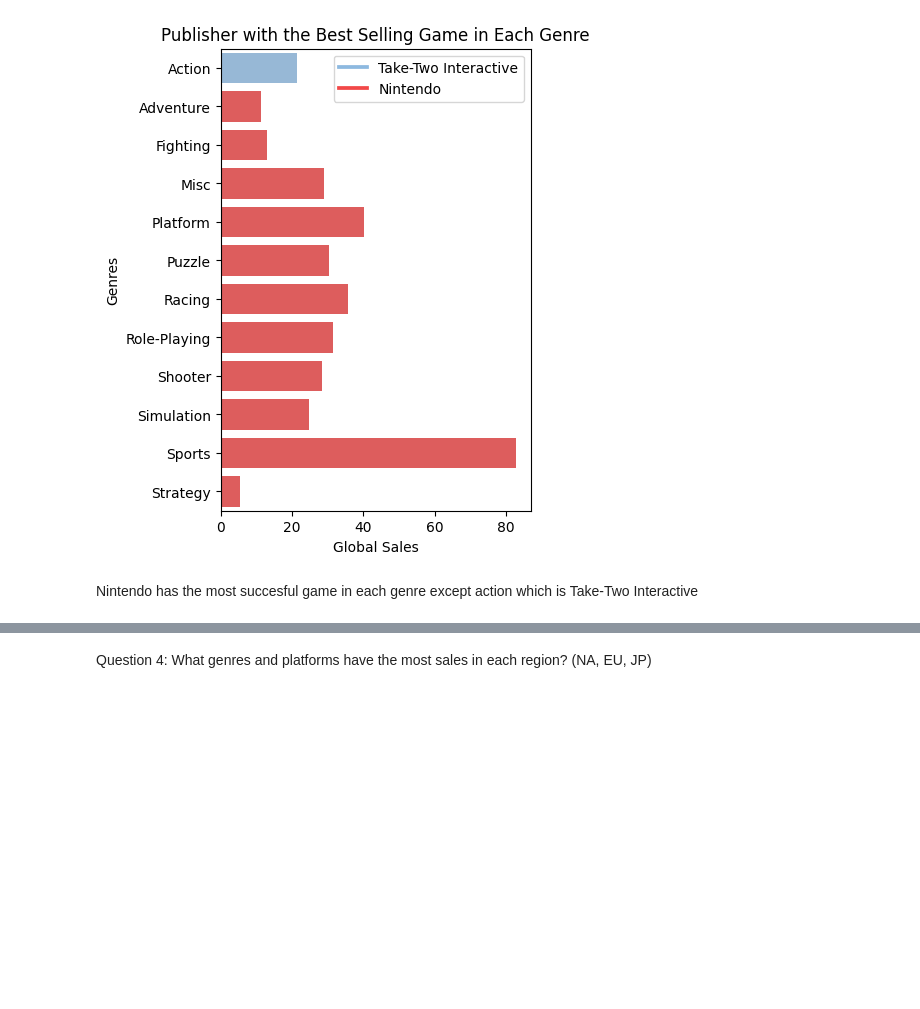
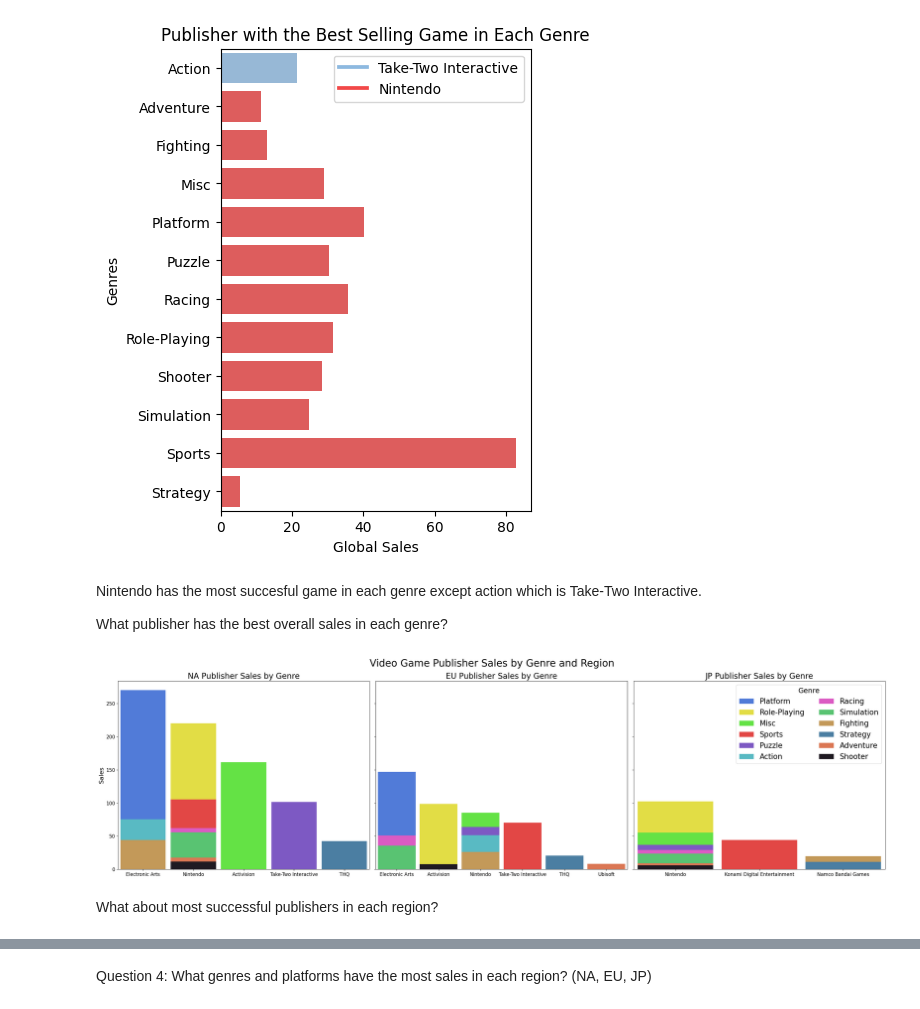
Before and after one commit to nstanfield/Video-Game-Sales-Analysis, a Jupyter notebook: Game_Sales_Analysis.ipynb, the cells around one changed output, grey strips where cells are left out. Drawn from its saved outputs; the diff is of its cells as text; code cells hidden in the pictures; blank space fills up the shorter version.

```diff
--- a/Game_Sales_Analysis.ipynb
+++ b/Game_Sales_Analysis.ipynb
@@ -414,4 +413,41 @@ plt.show()
 # %% [output]
 [figure]
 # %% [markdown]
-Nintendo has the most succesful game in each genre except action which is Take-Two Interactive
+Nintendo has the most succesful game in each genre except action which is Take-Two Interactive.
+
+What publisher has the best overall sales in each genre?
+# %%
+game_sales_pub_na = game_sales.groupby(['Genre', 'Publisher'])['NA_Sales'].sum().sort_values(ascending=False)
+game_sales_pub_eu = game_sales.groupby(['Genre', 'Publisher'])['EU_Sales'].sum().sort_values(ascending=False)
+game_sales_pub_jp = game_sales.groupby(['Genre', 'Publisher'])['JP_Sales'].sum().sort_values(ascending=False)
+game_sales_pub_na_f = pd.DataFrame(list(zip((x[0] for x in game_sales_pub_na.index.to_list()), (x[1] for x in game_sales_pub_na.index.to_list()), game_sales_pub_na.to_list())), columns=['Genre', 'Publisher', 'NA_Sales'])
+game_sales_pub_eu_f = pd.DataFrame(list(zip((x[0] for x in game_sales_pub_eu.index.to_list()), (x[1] for x in game_sales_pub_eu.index.to_list()), game_sales_pub_eu.to_list())), columns=['Genre', 'Publisher', 'EU_Sales'])
+game_sales_pub_jp_f = pd.DataFrame(list(zip((x[0] for x in game_sales_pub_jp.index.to_list()), (x[1] for x in game_sales_pub_jp.index.to_list()), game_sales_pub_jp.to_list())), columns=['Genre', 'Publisher', 'JP_Sales'])
+game_sales_pub_na_f = game_sales_pub_na_f.drop_duplicates(subset=['Genre']).reset_index(drop=True)
+game_sales_pub_eu_f = game_sales_pub_eu_f.drop_duplicates(subset=['Genre']).reset_index(drop=True)
+game_sales_pub_jp_f = game_sales_pub_jp_f.drop_duplicates(subset=['Genre']).reset_index(drop=True)
+figure, axes = plt.subplots(1, 3, figsize=(28,8), sharey=True)
+figure.suptitle('Video Game Publisher Sales by Genre and Region', fontsize=25)
+sns.barplot(data=game_sales_pub_na_f, x='Publisher', y='NA_Sales', hue='Genre', palette=sns.color_palette(genre_palette, 12), ax=axes[0], width=0.9, dodge=False)
+axes[0].set(xlabel='')
+axes[0].set_title('NA Publisher Sales by Genre', fontsize = 20)
+axes[0].set_ylabel('Sales', fontsize = 16)
+axes[0].set_yticks([0,50,100,150,200,250,300])
+axes[0].set_yticklabels(axes[0].get_yticklabels(), fontsize = 12)
+axes[0].set_xticklabels(axes[0].get_xticklabels(), fontsize = 12)
+axes[0].legend([],[], frameon=False)
+sns.barplot(data=game_sales_pub_eu_f, x='Publisher', y='EU_Sales', hue='Genre', palette=sns.color_palette(genre_palette, 12), ax=axes[1], width=0.9, dodge=False)
+axes[1].set(ylabel='',xlabel='')
+axes[1].set_title('EU Publisher Sales by Genre', fontsize = 20)
+axes[1].set_xticklabels(axes[1].get_xticklabels(), fontsize = 12)
+axes[1].legend([],[], frameon=False)
+sns.barplot(data=game_sales_pub_jp_f, x='Publisher', y='JP_Sales', hue='Genre', palette=sns.color_palette(genre_palette, 12), ax=axes[2], width=0.9, dodge=False)
+axes[2].set(ylabel='',xlabel='')
+axes[2].set_title('JP Publisher Sales by Genre', fontsize = 20)
+axes[2].set_xticklabels(axes[2].get_xticklabels(), fontsize = 12)
+plt.legend(fontsize=18.5, loc='upper right', title='Genre', title_fontsize=18, ncol=2)
+plt.tight_layout()
+# %% [output]
+[figure, added]
+# %% [markdown]
+What about most successful publishers in each region?
```
Also changed, not shown: parts of 11 cells of this notebook.
